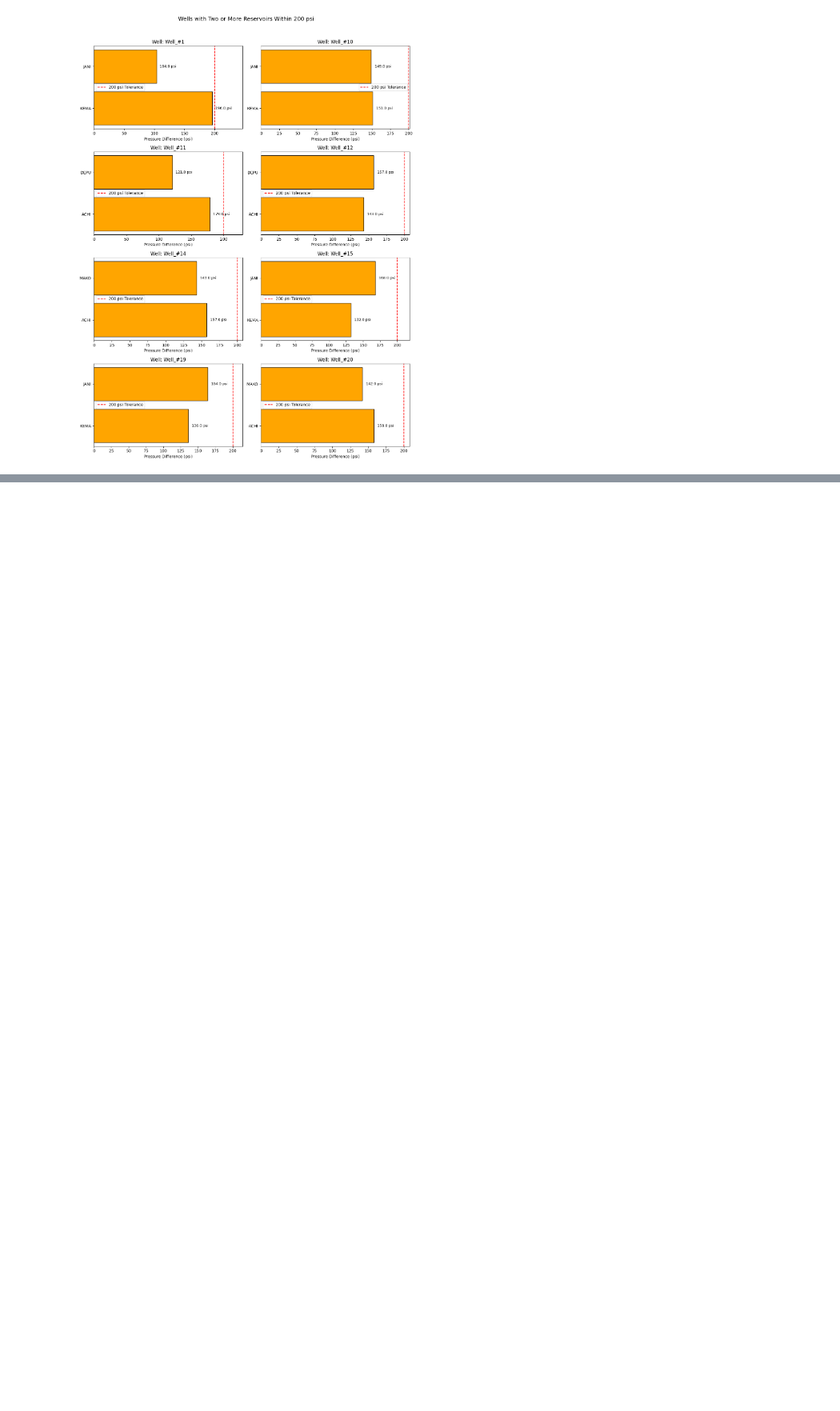
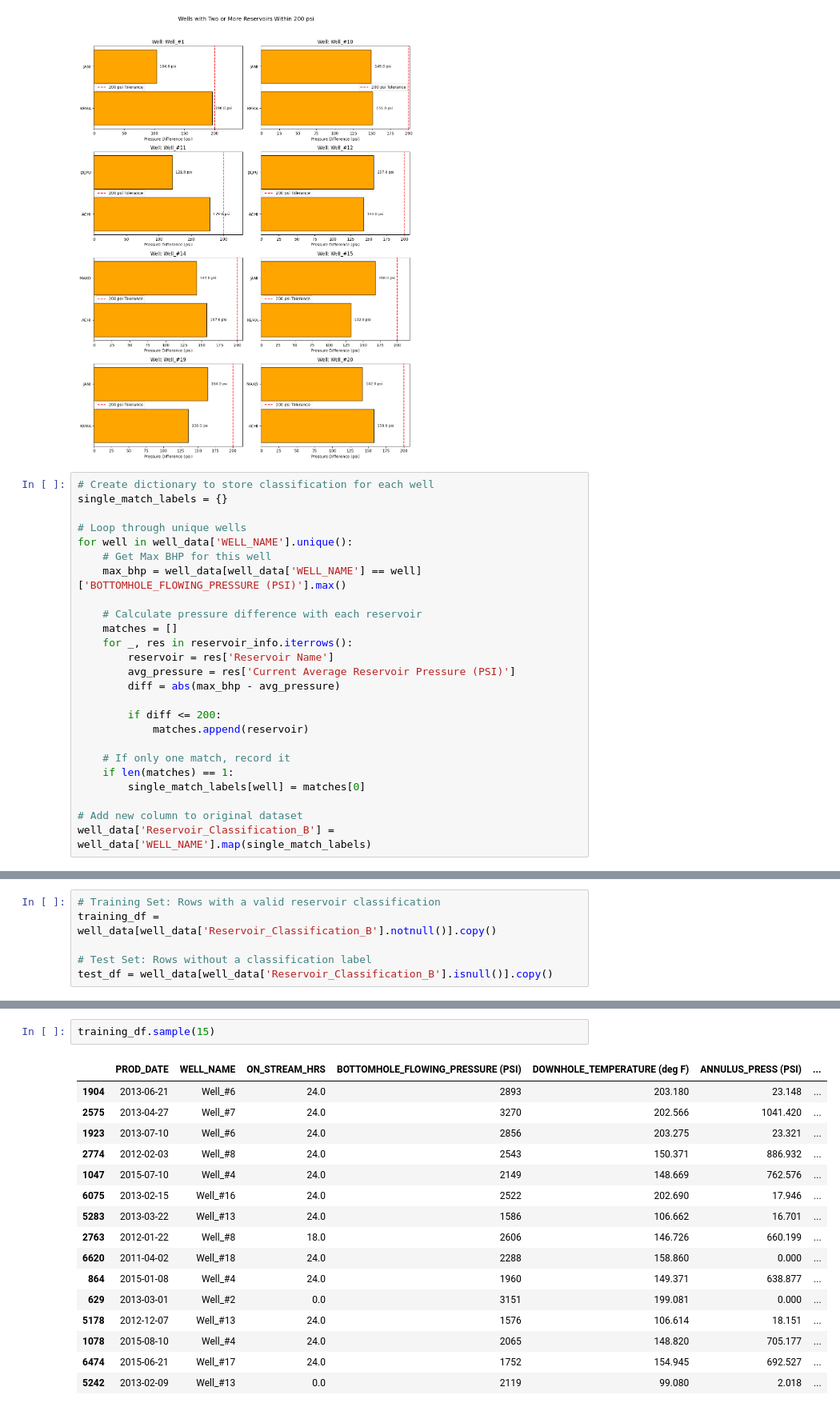
Before and after one commit to Husayn01/SPE-DSEATS-Africa-Datathon, a Jupyter notebook: notebooks/reservoir_class.ipynb, the cells around one changed output, grey strips where cells are left out. Shown: that part at 80% size. Drawn from its saved outputs; the diff is of its cells as text; blank space fills up the shorter version.

```diff
--- a/notebooks/reservoir_class.ipynb
+++ b/notebooks/reservoir_class.ipynb
@@ -490,3 +490,28 @@ else:
     plt.show()
 # %% [output]
 [figure]
+# %%
+# Create dictionary to store classification for each well
+single_match_labels = {}
+
+# Loop through unique wells
+for well in well_data['WELL_NAME'].unique():
+    # Get Max BHP for this well
+    max_bhp = well_data[well_data['WELL_NAME'] == well]['BOTTOMHOLE_FLOWING_PRESSURE (PSI)'].max()
+
+    # Calculate pressure difference with each reservoir
+    matches = []
+    for _, res in reservoir_info.iterrows():
+        reservoir = res['Reservoir Name']
+        avg_pressure = res['Current Average Reservoir Pressure (PSI)']
+        diff = abs(max_bhp - avg_pressure)
+
+        if diff <= 200:
+            matches.append(reservoir)
+
+    # If only one match, record it
+    if len(matches) == 1:
+        single_match_labels[well] = matches[0]
+
+# Add new column to original dataset
+well_data['Reservoir_Classification_B'] = well_data['WELL_NAME'].map(single_match_labels)
@@ -492,0 +525,6 @@ else:
+# %%
+# Training Set: Rows with a valid reservoir classification
+training_df = well_data[well_data['Reservoir_Classification_B'].notnull()].copy()
+
+# Test Set: Rows without a classification label
+test_df = well_data[well_data['Reservoir_Classification_B'].isnull()].copy()
@@ -492,0 +541,19 @@ else:
+# %%
+training_df.sample(15)
+# %% [output]
+|  | PROD_DATE | WELL_NAME | ON_STREAM_HRS | BOTTOMHOLE_FLOWING_PRESSURE (PSI) | DOWNHOLE_TEMPERATURE (deg F) | ANNULUS_PRESS (PSI) | ... |
+| 1904 | 2013-06-21 | Well_#6 | 24.0 | 2893 | 203.180 | 23.148 | ... |
+| 2575 | 2013-04-27 | Well_#7 | 24.0 | 3270 | 202.566 | 1041.420 | ... |
+| 1923 | 2013-07-10 | Well_#6 | 24.0 | 2856 | 203.275 | 23.321 | ... |
+| 2774 | 2012-02-03 | Well_#8 | 24.0 | 2543 | 150.371 | 886.932 | ... |
+| 1047 | 2015-07-10 | Well_#4 | 24.0 | 2149 | 148.669 | 762.576 | ... |
+| 6075 | 2013-02-15 | Well_#16 | 24.0 | 2522 | 202.690 | 17.946 | ... |
+| 5283 | 2013-03-22 | Well_#13 | 24.0 | 1586 | 106.662 | 16.701 | ... |
+| 2763 | 2012-01-22 | Well_#8 | 18.0 | 2606 | 146.726 | 660.199 | ... |
+| 6620 | 2011-04-02 | Well_#18 | 24.0 | 2288 | 158.860 | 0.000 | ... |
+| 864 | 2015-01-08 | Well_#4 | 24.0 | 1960 | 149.371 | 638.877 | ... |
+| 629 | 2013-03-01 | Well_#2 | 0.0 | 3151 | 199.081 | 0.000 | ... |
+| 5178 | 2012-12-07 | Well_#13 | 24.0 | 1576 | 106.614 | 18.151 | ... |
+| 1078 | 2015-08-10 | Well_#4 | 24.0 | 2065 | 148.820 | 705.177 | ... |
+| 6474 | 2015-06-21 | Well_#17 | 24.0 | 1752 | 154.945 | 692.527 | ... |
+| 5242 | 2013-02-09 | Well_#13 | 0.0 | 2119 | 99.080 | 2.018 | ... |
```
Also changed, not shown: parts of 4 cells of this notebook.
